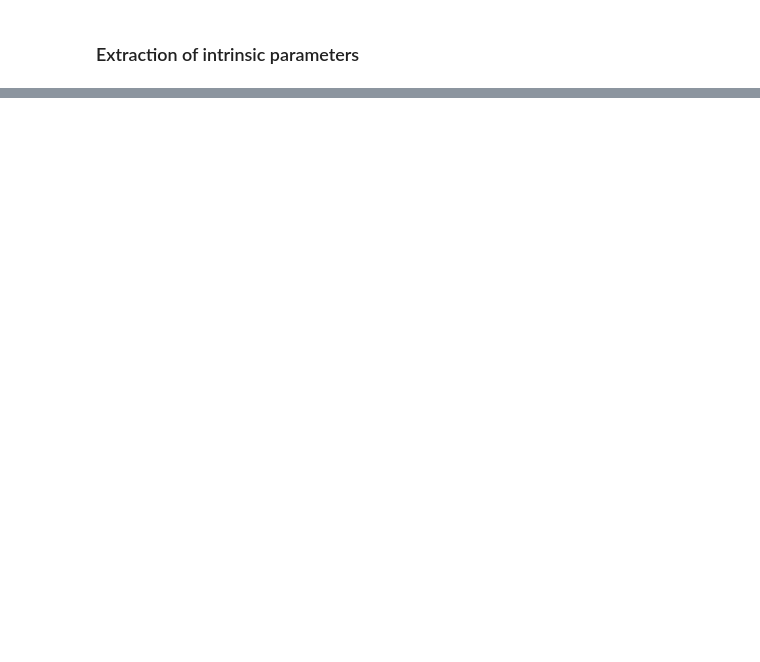
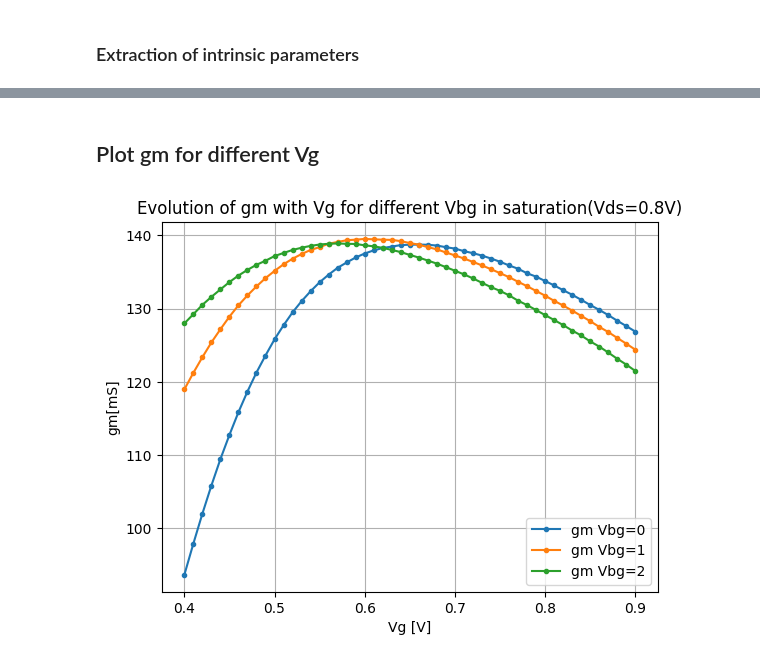
Before and after one commit to nonoswagman/LELEC2541, a Jupyter notebook: ExtractParameters.ipynb, the cells around one changed output, grey strips where cells are left out. Saved outputs shown, nothing was run; the diff lists cells and outputs as text; code cells hidden in the pictures; blank space fills up the shorter version.

```diff
--- a/ExtractParameters.ipynb
+++ b/ExtractParameters.ipynb
@@ -514,0 +548,16 @@ ft : 326.71GHz, fmax : 367.63 GHz
+# %% [markdown]
+## Plot gm for different Vg
+# %%
+plt.plot(Vg, gm0*1000, ".-",label='gm Vbg=0')
+plt.plot(Vg, gm1*1000,".-",label='gm Vbg=1')
+plt.plot(Vg, gm2*1000,".-", label='gm Vbg=2')
+plt.grid()
+
+plt.title("Evolution of gm with Vg for different Vbg in saturation(Vds=0.8V)")
+plt.legend()
+
+plt.xlabel("Vg [V]")
+plt.ylabel("gm[mS]")
+plt.show()
+# %% [output]
+[figure, added]
```
Also changed, not shown: parts of 12 cells of this notebook.
